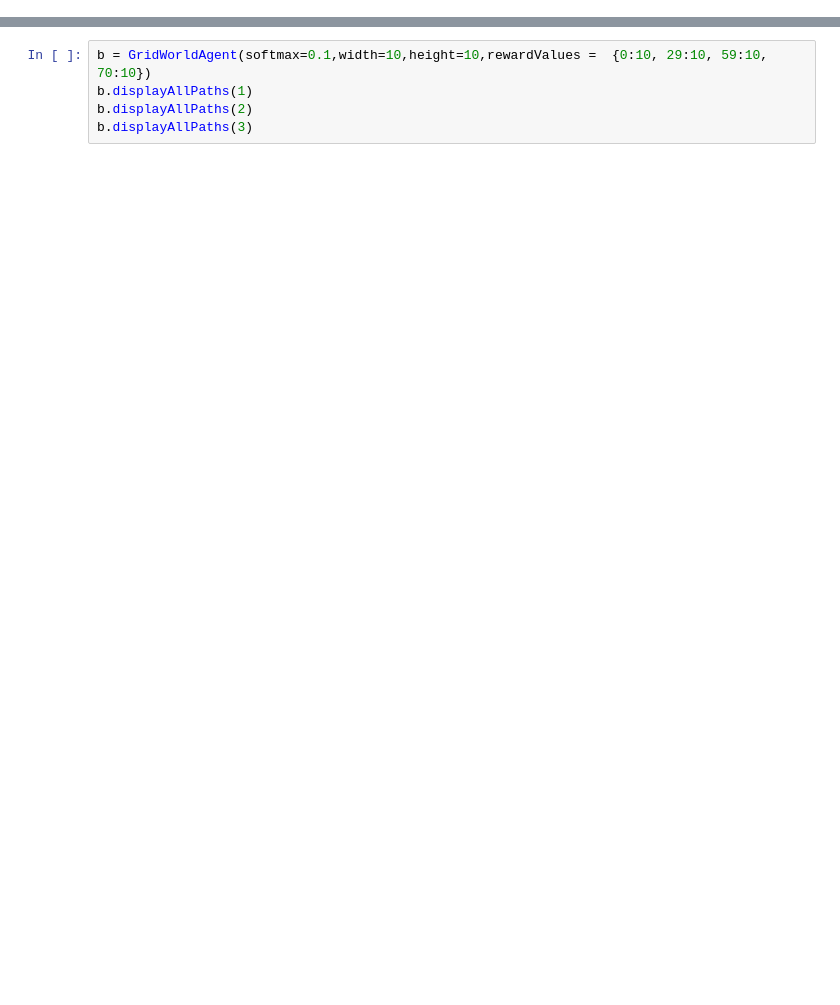
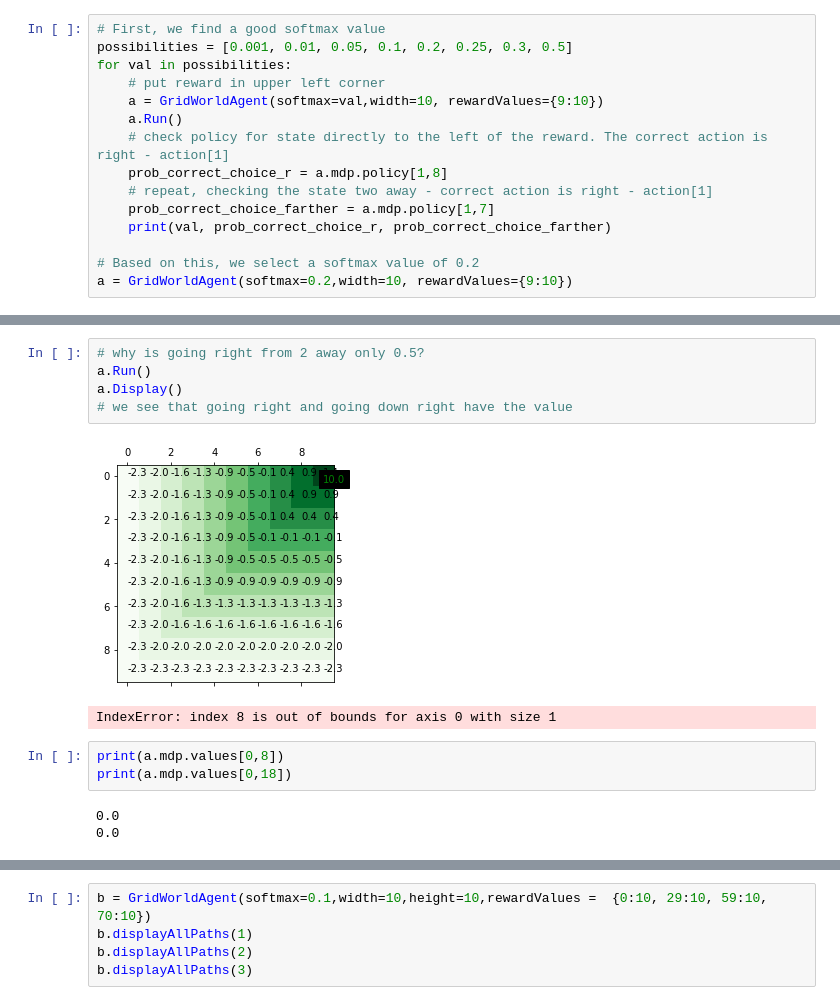
Before and after one commit to annieechen/communicative-models, a Jupyter notebook: notebooks/Example Actions.ipynb, the cells around one changed output, grey strips where cells are left out. Cells and saved outputs as stored; diff of their text form; blank space fills up the shorter version.

Commit message:
the example actions used to generate the files

```diff
--- a/notebooks/Example Actions.ipynb
+++ b/notebooks/Example Actions.ipynb
@@ -36,0 +16,15 @@ print(len(np.unique(coord,axis=0)))
+# %%
+# First, we find a good softmax value
+possibilities = [0.001, 0.01, 0.05, 0.1, 0.2, 0.25, 0.3, 0.5]
+for val in possibilities:
+    # put reward in upper left corner
+    a = GridWorldAgent(softmax=val,width=10, rewardValues={9:10})
+    a.Run()
+    # check policy for state directly to the left of the reward. The correct action is right - action[1]
+    prob_correct_choice_r = a.mdp.policy[1,8]
+    # repeat, checking the state two away - correct action is right - action[1]
+    prob_correct_choice_farther = a.mdp.policy[1,7]
+    print(val, prob_correct_choice_r, prob_correct_choice_farther)
+
+# Based on this, we select a softmax value of 0.2
+a = GridWorldAgent(softmax=0.2,width=10, rewardValues={9:10})
@@ -36,0 +40,14 @@ print(len(np.unique(coord,axis=0)))
+# %%
+# why is going right from 2 away only 0.5?
+a.Run()
+a.Display()
+# we see that going right and going down right have the value
+# %% [output]
+[figure, added]
+IndexError: index 8 is out of bounds for axis 0 with size 1
+# %%
+print(a.mdp.values[0,8])
+print(a.mdp.values[0,18])
+# %% [output]
+0.0
+0.0
```
Also changed, not shown: parts of 18 cells of this notebook.
